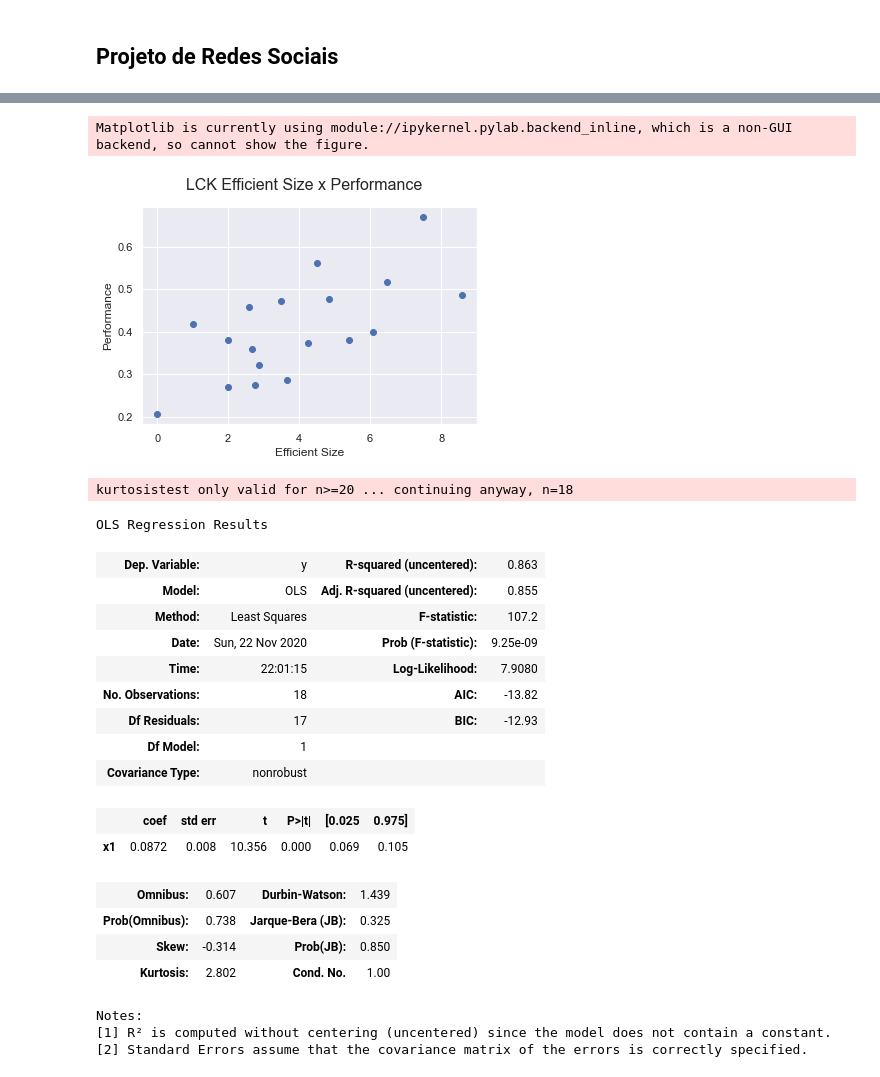
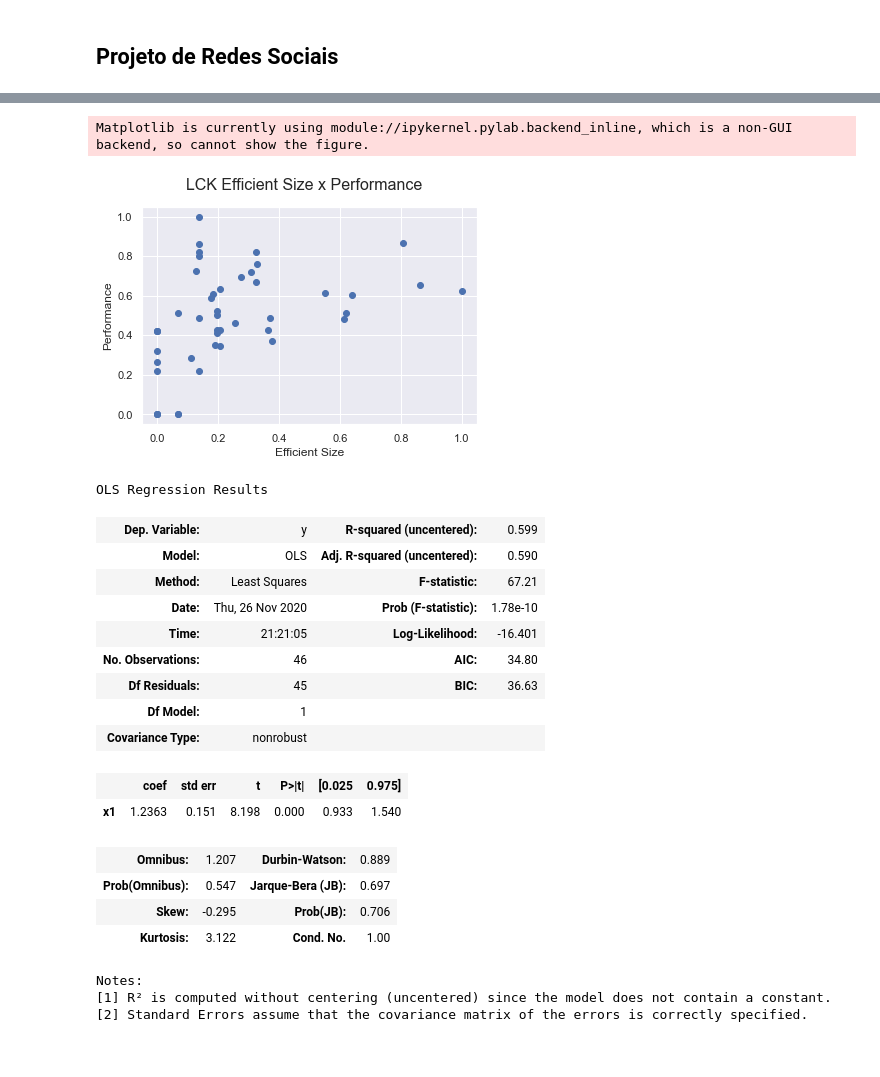
Before and after one commit to chends888/ProjRedes2020_2, a Jupyter notebook: Projeto_Redes.ipynb, the cells around one changed output, grey strips where cells are left out. Drawn from its saved outputs; the diff is of its cells as text; code cells hidden in the pictures.

```diff
--- a/Projeto_Redes.ipynb
+++ b/Projeto_Redes.ipynb
@@ -21,8 +22,14 @@ def effsize(g, n):
     for m in g.neighbors(n):
         s += local_effsize(g, n, m)
     return s
+
+def NormalizeData(data):
+    norm = []
+    for i in data:
+        norm.append((i - np.min(data)) / (np.max(data) - np.min(data)))
+    return norm
 # %%
-cblol_g = fm.load('data/cblol.gml')
+cblol_g = fm.load('data/gml/cblol.gml')
 cblol_g.set_all_nodes(size=15, labpos='top right')
 cblol_g.set_all_edges(color=(0, 0, 0, 0.5))
 cblol_g.move('kamada_kawai')
@@ -74,7 +82,7 @@ Notes:
 [1] R² is computed without centering (uncentered) since the model does not contain a constant.
 [2] Standard Errors assume that the covariance matrix of the errors is correctly specified.
 # %%
-lck_g = fm.load('data/lck.gml')
+lck_g = fm.load('data/gml/lck.gml')
 lck_g.set_all_nodes(size=15, labpos='top right')
 lck_g.set_all_edges(color=(0, 0, 0, 0.5))
 lck_g.move('kamada_kawai')
@@ -84,41 +92,43 @@ lck_g.draw()
 # %%
 lck_perf = []
 lck_eff = []
 for n in lck_g.nodes:
     lck_perf.append(lck_g.nodes[n]['perf'])
     lck_eff.append(effsize(lck_g, n))
 
+lck_perf = NormalizeData(lck_perf)
+lck_eff = NormalizeData(lck_eff)
+
 ax = pylab.subplot(111)
 ax.scatter(lck_eff, lck_perf)
 pylab.xlabel('Efficient Size')
 pylab.ylabel('Performance')
 pylab.suptitle('LCK Efficient Size x Performance', fontsize=16)
 ax.figure.show()
 # %% [output]
 Matplotlib is currently using module://ipykernel.pylab.backend_inline, which is a non-GUI backend, so cannot show the figure.
-[figure, old version]
+[figure, new version]
 # %%
 model = sm.OLS(lck_perf, lck_eff)
 result = model.fit()
 result.summary()
 # %% [output]
-kurtosistest only valid for n>=20 ... continuing anyway, n=18
+OLS Regression Results
-OLS Regression Results
-| Dep. Variable: | y | R-squared (uncentered): | 0.863 |
-| Model: | OLS | Adj. R-squared (uncentered): | 0.855 |
-| Method: | Least Squares | F-statistic: | 107.2 |
-| Date: | Sun, 22 Nov 2020 | Prob (F-statistic): | 9.25e-09 |
-| Time: | 22:01:15 | Log-Likelihood: | 7.9080 |
-| No. Observations: | 18 | AIC: | -13.82 |
-| Df Residuals: | 17 | BIC: | -12.93 |
+| Dep. Variable: | y | R-squared (uncentered): | 0.599 |
+| Model: | OLS | Adj. R-squared (uncentered): | 0.590 |
+| Method: | Least Squares | F-statistic: | 67.21 |
+| Date: | Thu, 26 Nov 2020 | Prob (F-statistic): | 1.78e-10 |
+| Time: | 21:21:05 | Log-Likelihood: | -16.401 |
+| No. Observations: | 46 | AIC: | 34.80 |
+| Df Residuals: | 45 | BIC: | 36.63 |
 | Df Model: | 1 |  |  |
 | Covariance Type: | nonrobust |  |  |
 |  | coef | std err | t | P>|t| | [0.025 | 0.975] |
-| x1 | 0.0872 | 0.008 | 10.356 | 0.000 | 0.069 | 0.105 |
+| x1 | 1.2363 | 0.151 | 8.198 | 0.000 | 0.933 | 1.540 |
-| Omnibus: | 0.607 | Durbin-Watson: | 1.439 |
-| Prob(Omnibus): | 0.738 | Jarque-Bera (JB): | 0.325 |
-| Skew: | -0.314 | Prob(JB): | 0.850 |
-| Kurtosis: | 2.802 | Cond. No. | 1.00 |
+| Omnibus: | 1.207 | Durbin-Watson: | 0.889 |
+| Prob(Omnibus): | 0.547 | Jarque-Bera (JB): | 0.697 |
+| Skew: | -0.295 | Prob(JB): | 0.706 |
+| Kurtosis: | 3.122 | Cond. No. | 1.00 |
-Notes:
-[1] R² is computed without centering (uncentered) since the model does not contain a constant.
-[2] Standard Errors assume that the covariance matrix of the errors is correctly specified.
+Notes:
+[1] R² is computed without centering (uncentered) since the model does not contain a constant.
+[2] Standard Errors assume that the covariance matrix of the errors is correctly specified.
```
Also changed, not shown: parts of 7 cells of this notebook, 12 other files.
